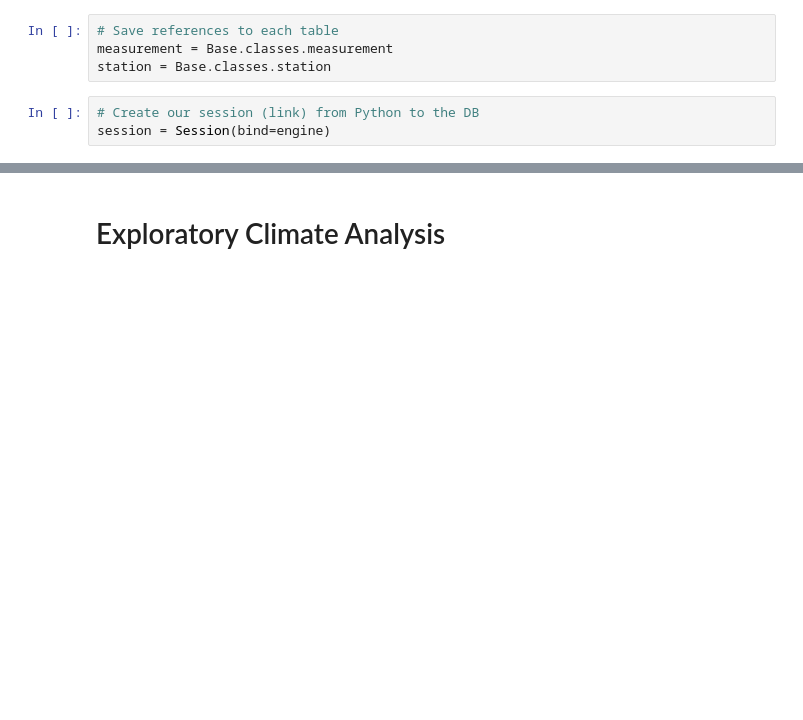
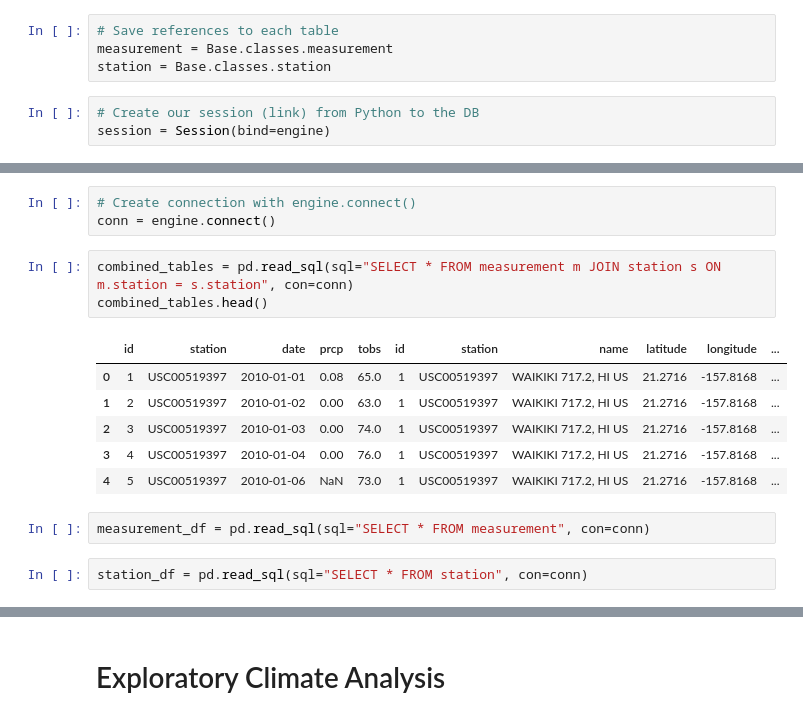
Before and after one commit to Lindsey-G/UCI-Homework-Giron, a Jupyter notebook: Homework_01/10-sqlalchemy-challenge/02-Homework_10-Advanced-Data-Storage-and-Retrieval_Instructions_climate_starter.ipynb, the cells around one changed output, grey strips where cells are left out. Cells and saved outputs as stored; diff of their text form; blank space fills up the shorter version.

```diff
--- a/Homework_01/10-sqlalchemy-challenge/02-Homework_10-Advanced-Data-Storage-and-Retrieval_Instructions_climate_starter.ipynb
+++ b/Homework_01/10-sqlalchemy-challenge/02-Homework_10-Advanced-Data-Storage-and-Retrieval_Instructions_climate_starter.ipynb
@@ -61,0 +51,17 @@ hawaii_df = pd.read_sql(engine, com)
+# %%
+# Create connection with engine.connect()
+conn = engine.connect()
+# %%
+combined_tables = pd.read_sql(sql="SELECT * FROM measurement m JOIN station s ON m.station = s.station", con=conn)
+combined_tables.head()
+# %% [output]
+|  | id | station | date | prcp | tobs | id | station | name | latitude | longitude | ... |
+| 0 | 1 | USC00519397 | 2010-01-01 | 0.08 | 65.0 | 1 | USC00519397 | WAIKIKI 717.2, HI US | 21.2716 | -157.8168 | ... |
+| 1 | 2 | USC00519397 | 2010-01-02 | 0.00 | 63.0 | 1 | USC00519397 | WAIKIKI 717.2, HI US | 21.2716 | -157.8168 | ... |
+| 2 | 3 | USC00519397 | 2010-01-03 | 0.00 | 74.0 | 1 | USC00519397 | WAIKIKI 717.2, HI US | 21.2716 | -157.8168 | ... |
+| 3 | 4 | USC00519397 | 2010-01-04 | 0.00 | 76.0 | 1 | USC00519397 | WAIKIKI 717.2, HI US | 21.2716 | -157.8168 | ... |
+| 4 | 5 | USC00519397 | 2010-01-06 | NaN | 73.0 | 1 | USC00519397 | WAIKIKI 717.2, HI US | 21.2716 | -157.8168 | ... |
+# %%
+measurement_df = pd.read_sql(sql="SELECT * FROM measurement", con=conn)
+# %%
+station_df = pd.read_sql(sql="SELECT * FROM station", con=conn)
```
Also changed, not shown: parts of 26 cells of this notebook.
